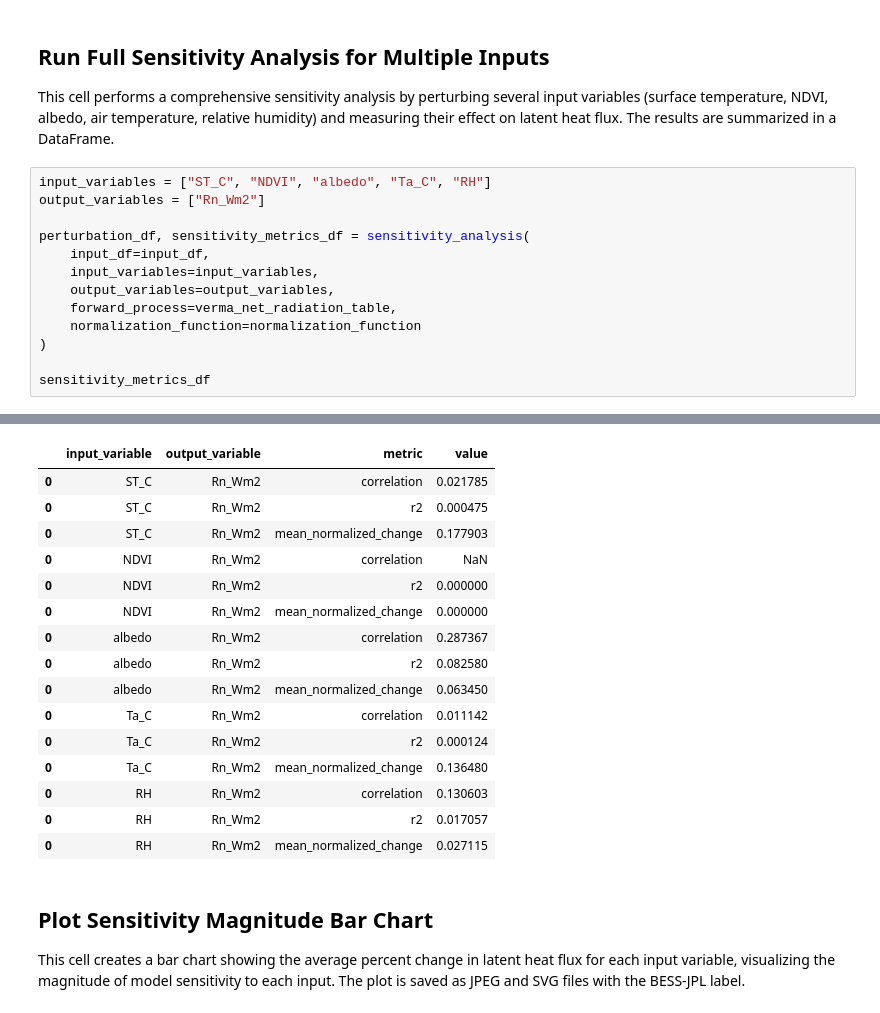
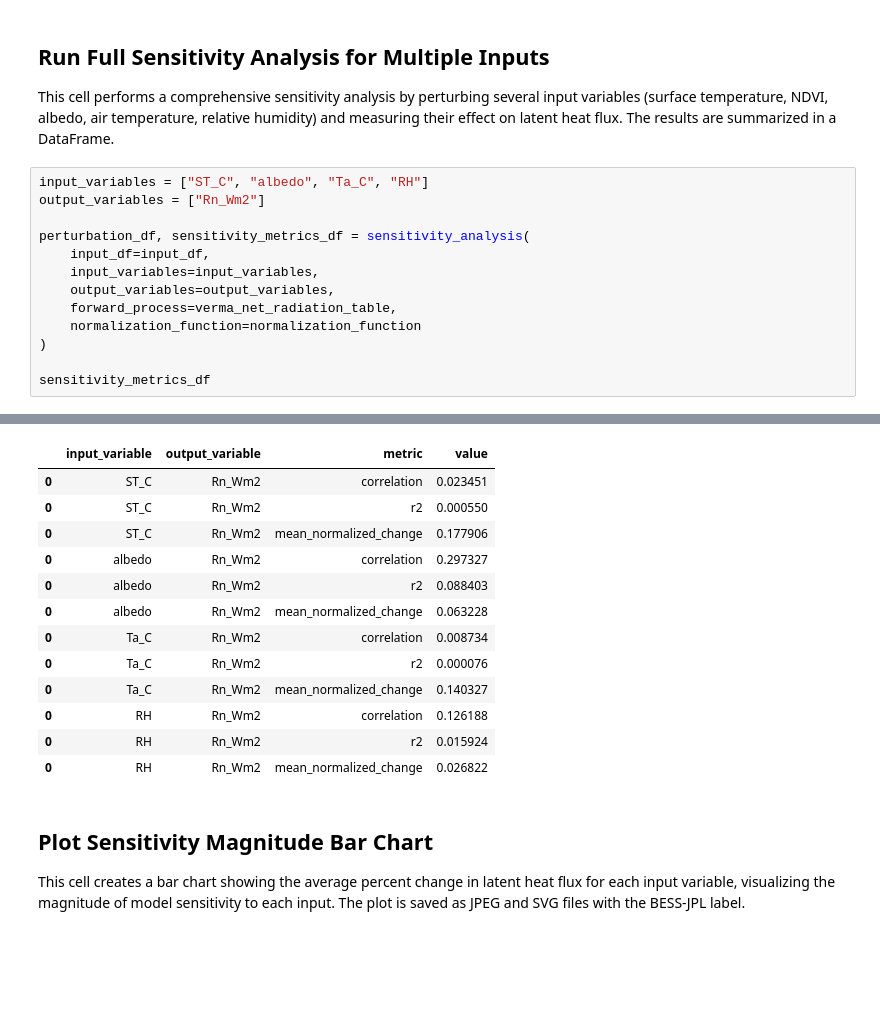
Before and after one commit to gregory-halverson-jpl/verma-net-radiation, a Jupyter notebook: notebooks/Verma Net Radiation Sensitivity with ECOv002 Cal-Val.ipynb, the cells around one changed output, grey strips where cells are left out. Drawn from its saved outputs; the diff is of its cells as text; blank space fills up the shorter version.

```diff
--- a/notebooks/Verma Net Radiation Sensitivity with ECOv002 Cal-Val.ipynb
+++ b/notebooks/Verma Net Radiation Sensitivity with ECOv002 Cal-Val.ipynb
@@ -249,7 +287,7 @@ np.float64(0.018194717692561063)
 
 This cell performs a comprehensive sensitivity analysis by perturbing several input variables (surface temperature, NDVI, albedo, air temperature, relative humidity) and measuring their effect on latent heat flux. The results are summarized in a DataFrame.
 # %%
-input_variables = ["ST_C", "NDVI", "albedo", "Ta_C", "RH"]
+input_variables = ["ST_C", "albedo", "Ta_C", "RH"]
 output_variables = ["Rn_Wm2"]
 
 perturbation_df, sensitivity_metrics_df = sensitivity_analysis(
@@ -316,19 +337,16 @@ sensitivity_metrics_df
 |  | input_variable | output_variable | metric | value |
-| 0 | ST_C | Rn_Wm2 | correlation | 0.021785 |
-| 0 | ST_C | Rn_Wm2 | r2 | 0.000475 |
-| 0 | ST_C | Rn_Wm2 | mean_normalized_change | 0.177903 |
-| 0 | NDVI | Rn_Wm2 | correlation | NaN |
-| 0 | NDVI | Rn_Wm2 | r2 | 0.000000 |
-| 0 | NDVI | Rn_Wm2 | mean_normalized_change | 0.000000 |
-| 0 | albedo | Rn_Wm2 | correlation | 0.287367 |
-| 0 | albedo | Rn_Wm2 | r2 | 0.082580 |
-| 0 | albedo | Rn_Wm2 | mean_normalized_change | 0.063450 |
-| 0 | Ta_C | Rn_Wm2 | correlation | 0.011142 |
-| 0 | Ta_C | Rn_Wm2 | r2 | 0.000124 |
-| 0 | Ta_C | Rn_Wm2 | mean_normalized_change | 0.136480 |
-| 0 | RH | Rn_Wm2 | correlation | 0.130603 |
-| 0 | RH | Rn_Wm2 | r2 | 0.017057 |
-| 0 | RH | Rn_Wm2 | mean_normalized_change | 0.027115 |
+| 0 | ST_C | Rn_Wm2 | correlation | 0.023451 |
+| 0 | ST_C | Rn_Wm2 | r2 | 0.000550 |
+| 0 | ST_C | Rn_Wm2 | mean_normalized_change | 0.177906 |
+| 0 | albedo | Rn_Wm2 | correlation | 0.297327 |
+| 0 | albedo | Rn_Wm2 | r2 | 0.088403 |
+| 0 | albedo | Rn_Wm2 | mean_normalized_change | 0.063228 |
+| 0 | Ta_C | Rn_Wm2 | correlation | 0.008734 |
+| 0 | Ta_C | Rn_Wm2 | r2 | 0.000076 |
+| 0 | Ta_C | Rn_Wm2 | mean_normalized_change | 0.140327 |
+| 0 | RH | Rn_Wm2 | correlation | 0.126188 |
+| 0 | RH | Rn_Wm2 | r2 | 0.015924 |
+| 0 | RH | Rn_Wm2 | mean_normalized_change | 0.026822 |
 # %% [markdown]
 ## Plot Sensitivity Magnitude Bar Chart
 
```
Also changed, not shown: parts of 11 cells of this notebook, 9 other files.
